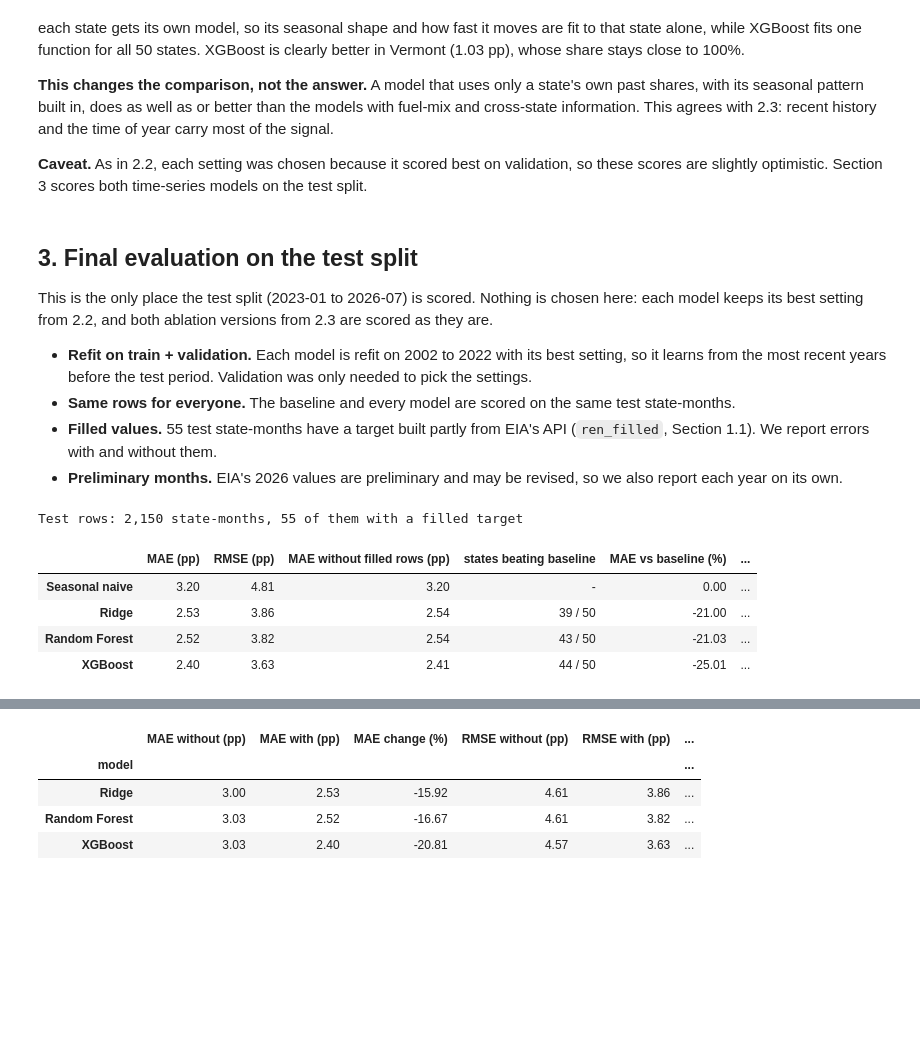
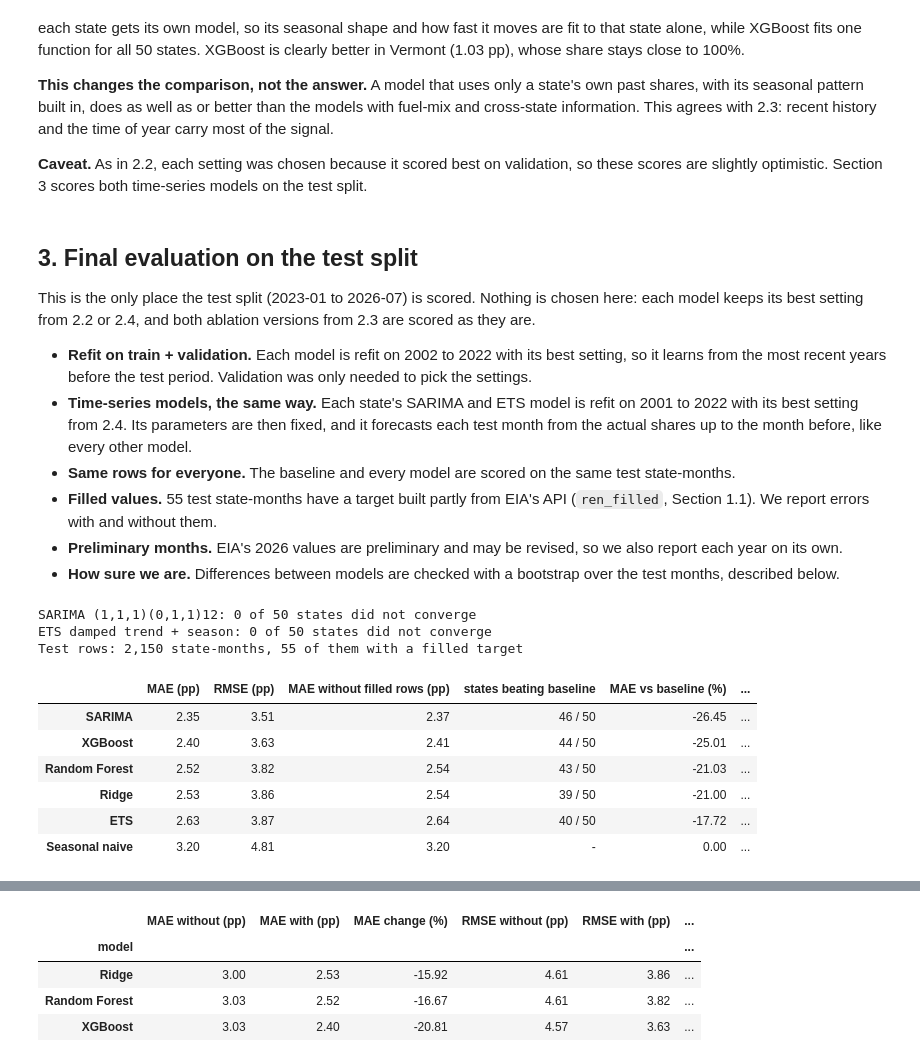
Before and after one commit to legacysti/ics635-final-project, a Jupyter notebook: ICS635_Final_Project.ipynb, the cells around one changed output, grey strips where cells are left out. Cells and saved outputs as stored; diff of their text form; code cells hidden in the pictures; blank space fills up the shorter version.

```diff
--- a/ICS635_Final_Project.ipynb
+++ b/ICS635_Final_Project.ipynb
@@ -1189,15 +1189,20 @@ slightly optimistic. Section 3 scores both time-series models on the test split.
 ## 3. Final evaluation on the test split
 
 This is the only place the test split (2023-01 to 2026-07) is scored. Nothing is chosen here: each model
-keeps its best setting from 2.2, and both ablation versions from 2.3 are scored as they are.
+keeps its best setting from 2.2 or 2.4, and both ablation versions from 2.3 are scored as they are.
 
 - **Refit on train + validation.** Each model is refit on 2002 to 2022 with its best setting, so it learns
   from the most recent years before the test period. Validation was only needed to pick the settings.
+- **Time-series models, the same way.** Each state's SARIMA and ETS model is refit on 2001 to 2022 with
+  its best setting from 2.4. Its parameters are then fixed, and it forecasts each test month from the
+  actual shares up to the month before, like every other model.
 - **Same rows for everyone.** The baseline and every model are scored on the same test state-months.
 - **Filled values.** 55 test state-months have a target built partly from EIA's API (`ren_filled`,
   Section 1.1). We report errors with and without them.
 - **Preliminary months.** EIA's 2026 values are preliminary and may be revised, so we also report each
   year on its own.
+- **How sure we are.** Differences between models are checked with a bootstrap over the test months,
+  described below.
 # %%
 # --- Refit on train + validation with each model's best setting, then score the test split once ---
 train_val = model_rows[model_rows["split"].isin(["train", "validation"])]
@@ -1213,36 +1218,47 @@ for name, (build, scale, _) in MODELS.items():
         pipeline.fit(train_val[features], train_val[TARGET])
         test_predictions[name, set_name] = predict_share(pipeline, test[features])
 
+# Time-series models from 2.4: refit each state on 2001-2022, then forecast each test month one month ahead
+for kind, spec in BEST_TS.items():
+    prediction, n_not_converged = ts_predict(kind, spec, "2022-12-01", test)
+    print(f"{kind} {ts_label(kind, spec)}: {n_not_converged} of 50 states did not converge")
+    test_predictions[kind, "-"] = prediction
+
 test_errors = pd.DataFrame({key: np.abs(test[TARGET].to_numpy() - pred)
                             for key, pred in test_predictions.items()}, index=test.index)
 test_state_mae = test_errors.groupby(test["location"]).mean()
 not_filled = ~test["ren_filled"].astype(bool)
 print(f"Test rows: {len(test):,} state-months, {(~not_filled).sum()} of them with a filled target")
 # %% [output]
+SARIMA (1,1,1)(0,1,1)12: 0 of 50 states did not converge
+ETS damped trend + season: 0 of 50 states did not converge
 Test rows: 2,150 state-months, 55 of them with a filled target
 # %%
 # --- Main result: all features, against the baseline ---
 def test_summary(keys):
     rows = {}
     for key in keys:
         pred = test_predictions[key]
         rows[key[0]] = {**scores(test[TARGET], pred),
                         "MAE without filled rows (pp)": scores(test.loc[not_filled, TARGET], pred[not_filled])["MAE (pp)"],
                         "states beating baseline": "-" if key[0] == "Seasonal naive" else
                             f"{(test_state_mae[key] < test_state_mae['Seasonal naive', '-']).sum()} / 50"}
     return pd.DataFrame(rows).T.infer_objects()
 
-full = [("Seasonal naive", "-")] + [(name, "state + history + seasonal") for name in MODELS]
+full = ([("Seasonal naive", "-")] + [(name, "state + history + seasonal") for name in MODELS]
+        + [(kind, "-") for kind in BEST_TS])
 test_table = test_summary(full)
 test_table["MAE vs baseline (%)"] = 100 * (test_table["MAE (pp)"] / test_table.loc["Seasonal naive", "MAE (pp)"] - 1)
-test_table["validation MAE (pp)"] = summary["MAE (pp)"]   # from 2.2, for comparison
-test_table.round(2)
+test_table["validation MAE (pp)"] = all_models["MAE (pp)"]   # from 2.2 and 2.4, for comparison
+test_table.sort_values("MAE (pp)").round(2)
 # %% [output]
 |  | MAE (pp) | RMSE (pp) | MAE without filled rows (pp) | states beating baseline | MAE vs baseline (%) | ... |
+| SARIMA | 2.35 | 3.51 | 2.37 | 46 / 50 | -26.45 | ... |
+| XGBoost | 2.40 | 3.63 | 2.41 | 44 / 50 | -25.01 | ... |
+| Random Forest | 2.52 | 3.82 | 2.54 | 43 / 50 | -21.03 | ... |
+| Ridge | 2.53 | 3.86 | 2.54 | 39 / 50 | -21.00 | ... |
+| ETS | 2.63 | 3.87 | 2.64 | 40 / 50 | -17.72 | ... |
 | Seasonal naive | 3.20 | 4.81 | 3.20 | - | 0.00 | ... |
-| Ridge | 2.53 | 3.86 | 2.54 | 39 / 50 | -21.00 | ... |
-| Random Forest | 2.52 | 3.82 | 2.54 | 43 / 50 | -21.03 | ... |
-| XGBoost | 2.40 | 3.63 | 2.41 | 44 / 50 | -25.01 | ... |
 # %%
 # --- Test MAE (pp) by year; 2026 (January to July) is preliminary ---
 by_year = test_errors[full].groupby(test["date"].dt.year).mean().mul(100)
```
Also changed, not shown: parts of 5 cells of this notebook.
